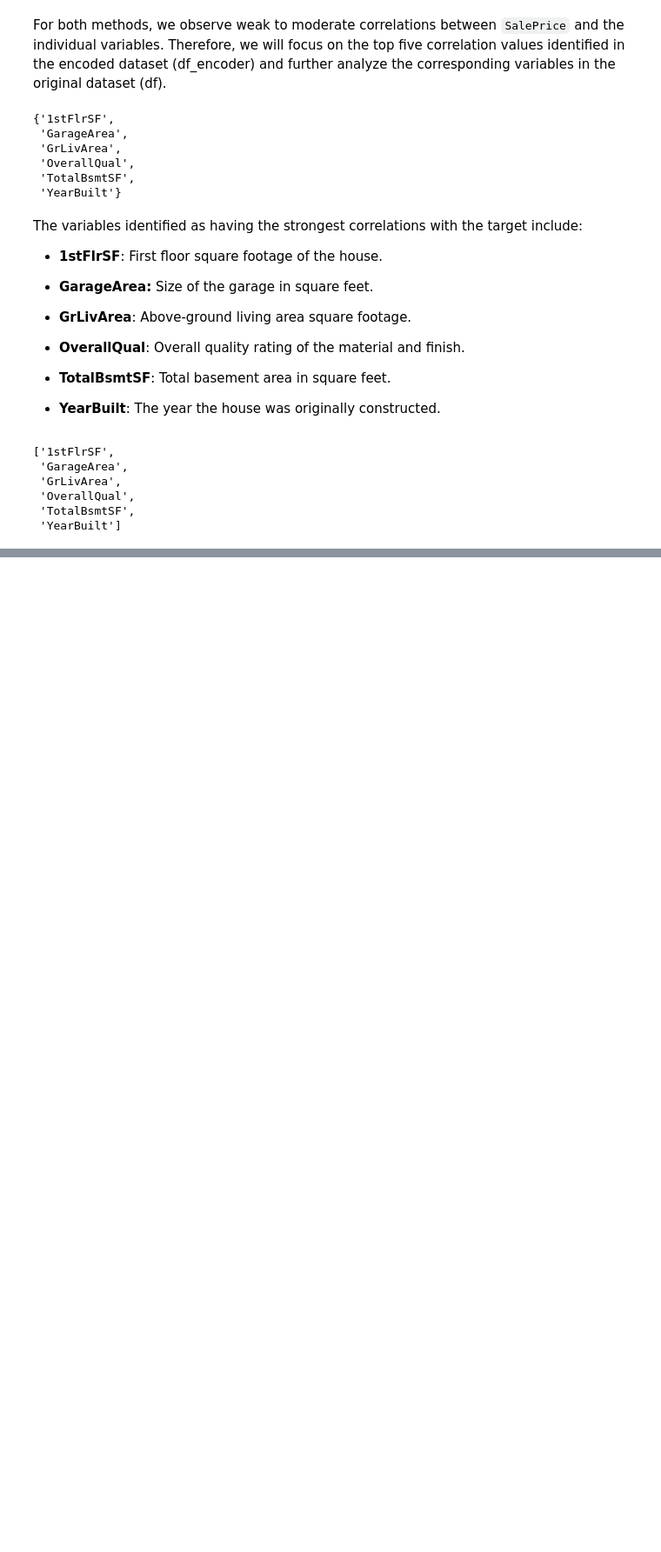
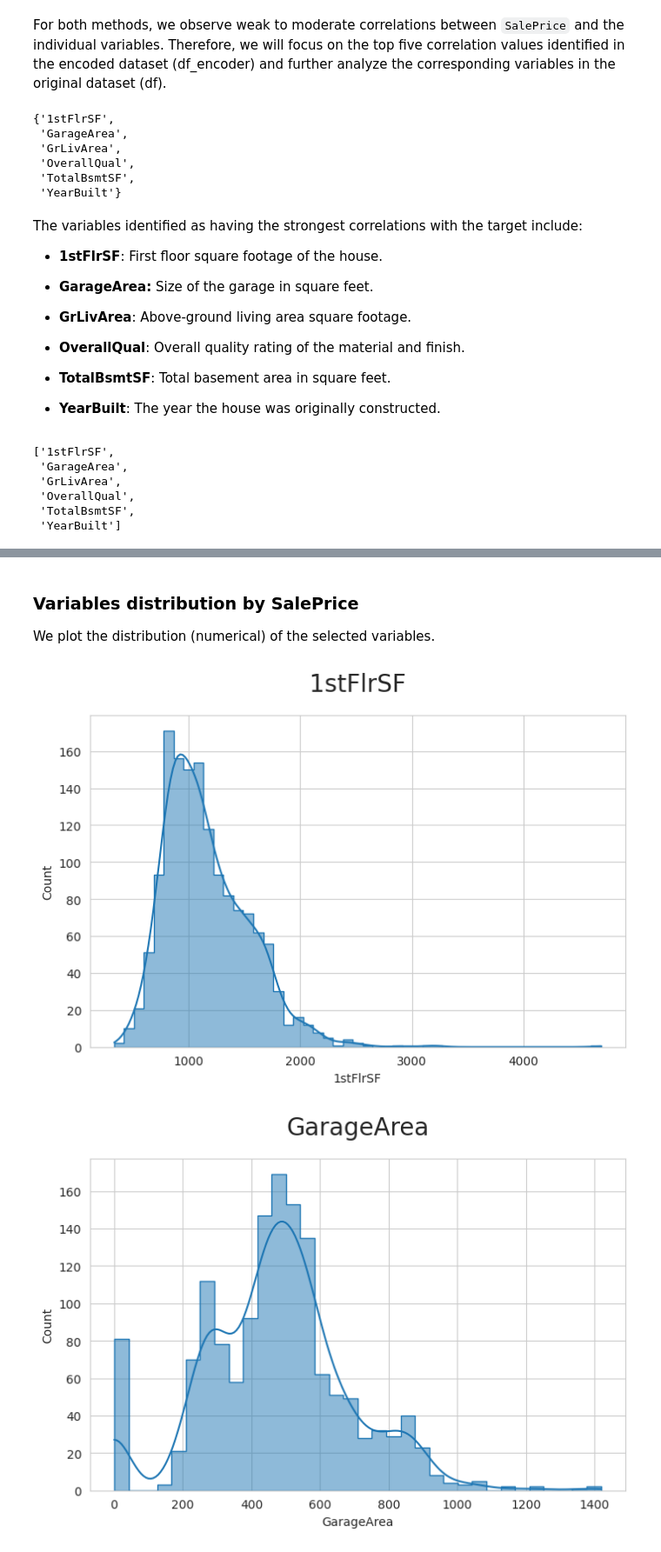
Before and after one commit to craig-grant630/Heritage-Housing, a Jupyter notebook: jupyter_notebooks/Housing_SalePrice_Study.ipynb, the cells around one changed output, grey strips where cells are left out. Shown: that part at 87% size. Saved outputs shown, nothing was run; the diff lists cells and outputs as text; code cells hidden in the pictures; blank space fills up the shorter version.

Commit message:
EDA plot varibale distribution using KDE

```diff
--- a/jupyter_notebooks/Housing_SalePrice_Study.ipynb
+++ b/jupyter_notebooks/Housing_SalePrice_Study.ipynb
@@ -157,0 +160,3 @@ vars_to_study
+# %%
+df_eda = df.filter(vars_to_study + ['SalePrice'])
+df_eda.head(3)
@@ -157,0 +168,24 @@ vars_to_study
+# %% [markdown]
+### Variables distribution by SalePrice
+We plot the distribution (numerical) of the selected variables.
+# %%
+import matplotlib.pyplot as plt
+import seaborn as sns
+sns.set_style('whitegrid')
+
+
+
+def plot_numerical(df, col, target_var):
+    plt.figure(figsize=(8, 5))
+    sns.histplot(data=df, x=col, kde=True, element="step")
+    plt.title(f"{col}", fontsize=20, y=1.05)
+    plt.show()
+
+
+target_var = 'SalePrice'
+for col in vars_to_study:
+    plot_numerical(df_eda, col, target_var)
+    print("\n\n")
+# %% [output]
+[figure, added]
+[figure, added]
```
Also changed, not shown: parts of 3 cells of this notebook.
